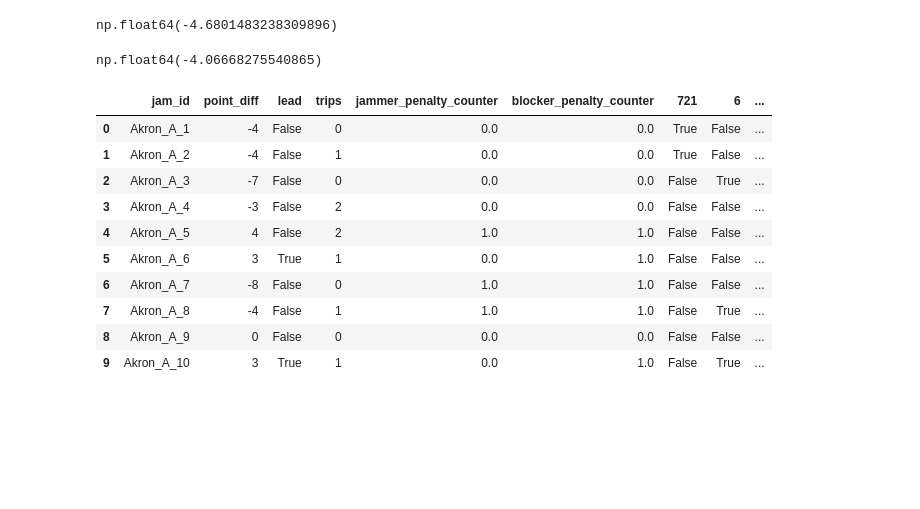
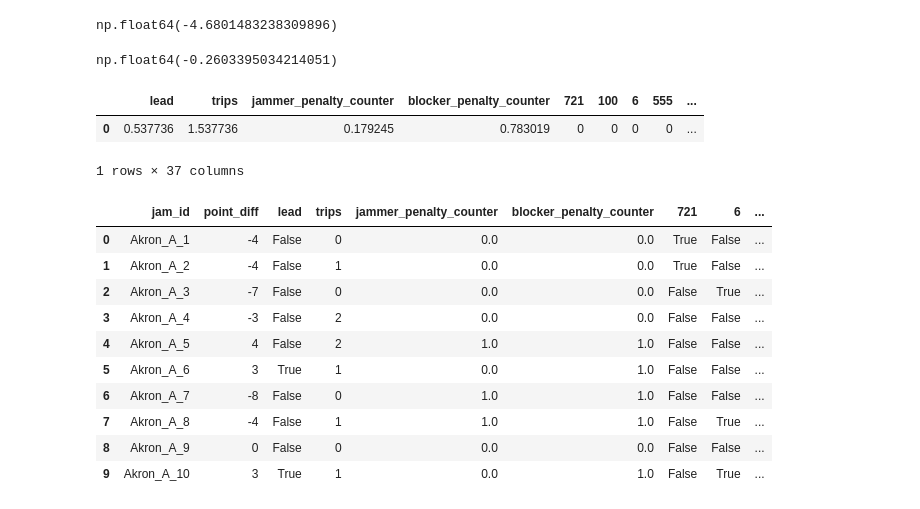
Before and after one commit to Trfitzy/roller_derby_stats, a Jupyter notebook: Regression_Model.ipynb, the cells around one changed output. Cells and saved outputs as stored; diff of their text form; code cells hidden in the pictures; blank space fills up the shorter version.

```diff
--- a/Regression_Model.ipynb
+++ b/Regression_Model.ipynb
@@ -276,11 +265,19 @@ ridge_model.predict(df_test)[0]
 np.float64(-4.6801483238309896)
 # %%
 df_test = pd.DataFrame([[0]*len(X_col)], columns=X_col)
+for col in X_feature_col:
+    df_test[col] = X[col].mean()
 for col in ['517_jammer', '711', '222', '83', '13']:
     df_test[col] = True
 ridge_model.predict(df_test)[0]
 # %% [output]
-np.float64(-4.06668275540865)
+np.float64(-0.2603395034214051)
+# %%
+df_test
+# %% [output]
+|  | lead | trips | jammer_penalty_counter | blocker_penalty_counter | 721 | 100 | 6 | 555 | ... |
+| 0 | 0.537736 | 1.537736 | 0.179245 | 0.783019 | 0 | 0 | 0 | 0 | ... |
+1 rows × 37 columns
 # %%
 df_features.head(10)
 # %% [output]
```
Also changed, not shown: parts of 13 cells of this notebook, 3 other files.
